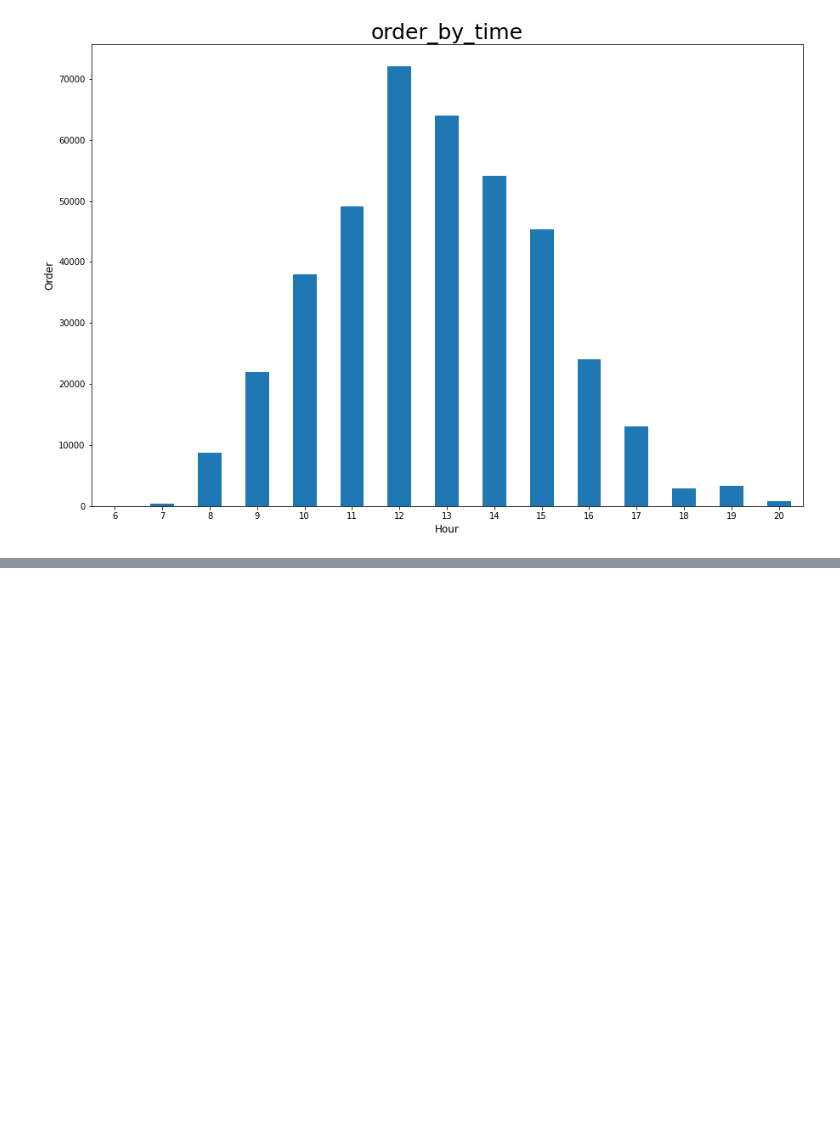
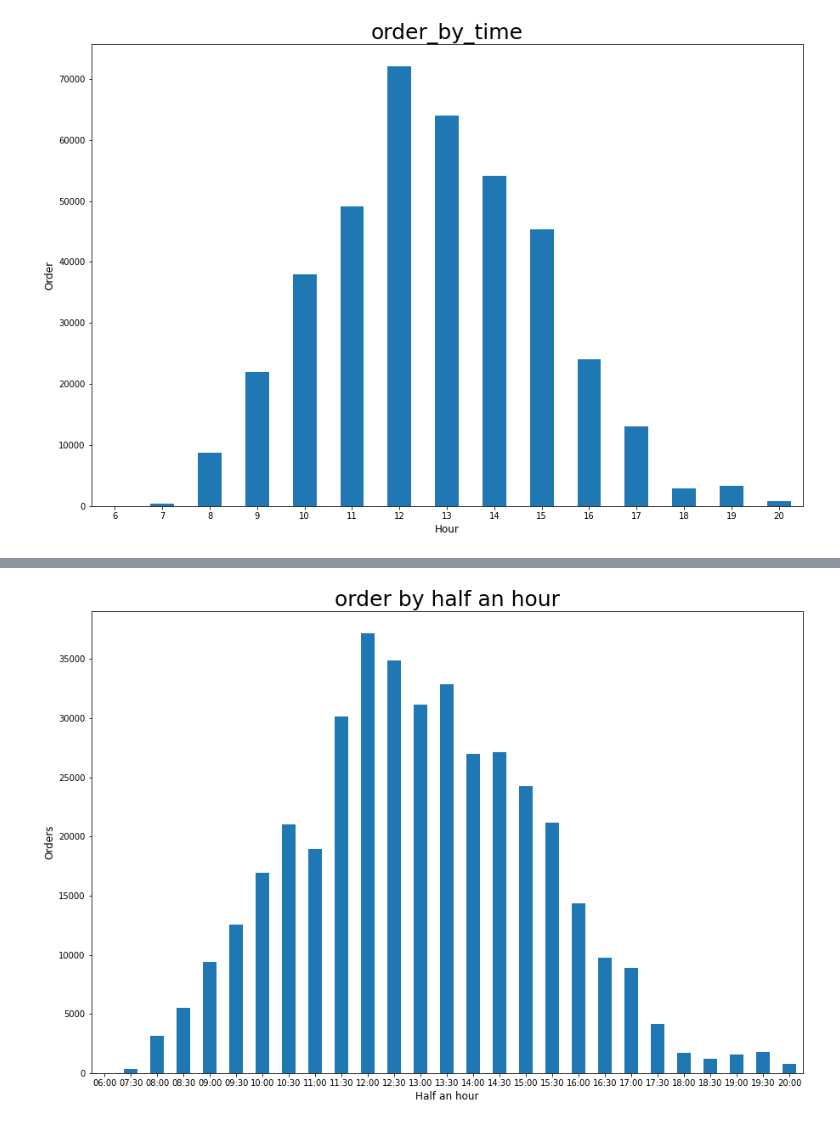
Before and after one commit to jeonprize/shoppingmall_order, a Jupyter notebook: 데이터 기반 의사결정.ipynb, the cells around one changed output, grey strips where cells are left out. Saved outputs shown, nothing was run; the diff lists cells and outputs as text; code cells hidden in the pictures; blank space fills up the shorter version.

```diff
--- a/데이터 기반 의사결정.ipynb
+++ b/데이터 기반 의사결정.ipynb
@@ -54,3 +54,16 @@ order_by_time = retail.set_index('InvoiceDate').groupby(lambda date: date.hour).
 plot_bar(order_by_time, 'Hour', 'Order', 'order_by_time')
 # %% [output]
 [figure]
+# %%
+def half_hour(date):
+    minute = ':00'
+    if date.minute > 30:
+        minute = ':30'
+    hour = str(date.hour)
+    if date.hour < 10:
+        hour = '0' + hour
+
+    return hour + minute
+# %%
+order_half_hour = retail.set_index('InvoiceDate').groupby(half_hour).count()['CustomerID']
+order_half_hour
@@ -56,0 +88,4 @@ plot_bar(order_by_time, 'Hour', 'Order', 'order_by_time')
+# %%
+plot_bar(order_half_hour,'Half an hour','Orders','order by half an hour')
+# %% [output]
+[figure, added]
```
Also changed, not shown: parts of 1 cell of this notebook.
